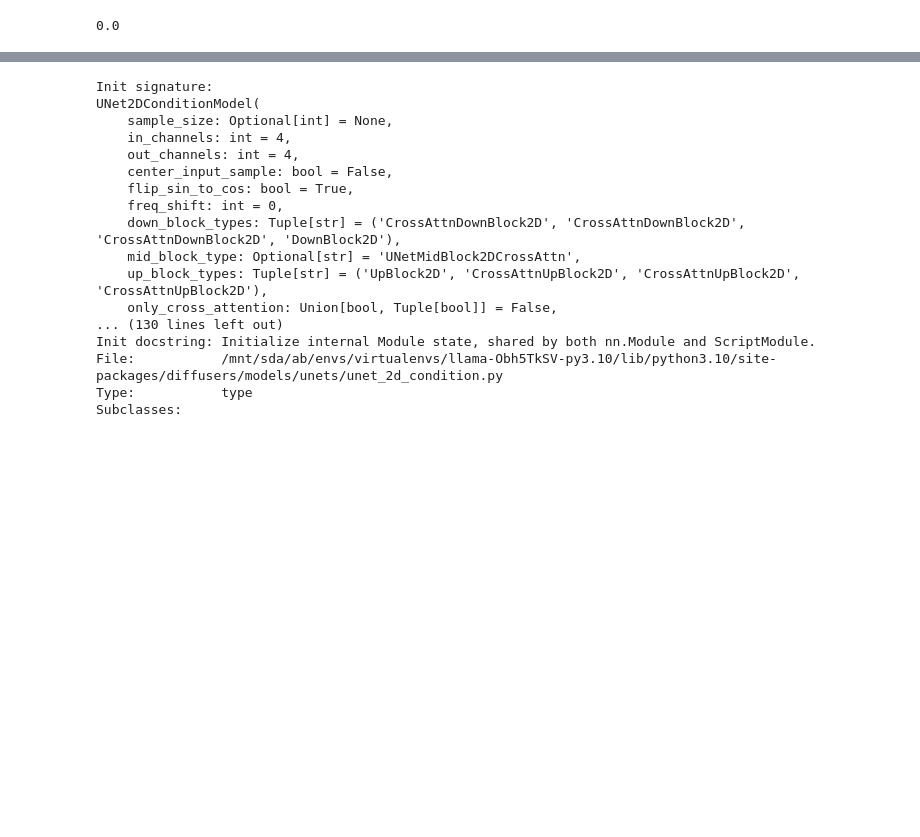
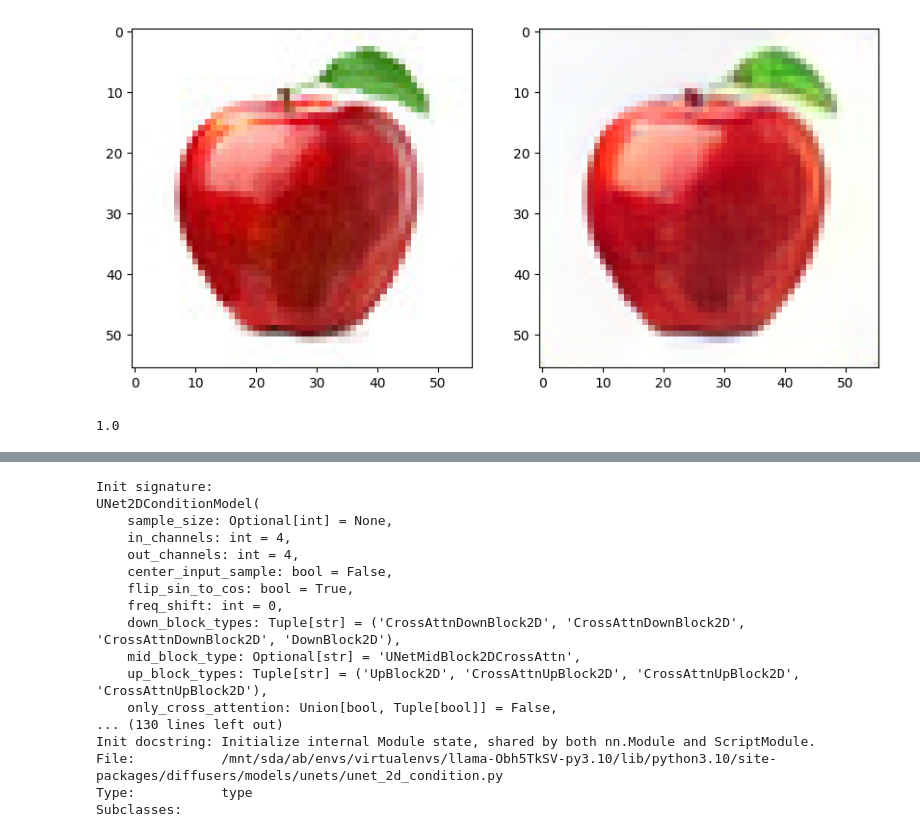
Before and after one commit to iAbhyuday/Latent-Diffusion, a Jupyter notebook: vqvae-coco.ipynb, the cells around one changed output, grey strips where cells are left out. Drawn from its saved outputs; the diff is of its cells as text; code cells hidden in the pictures; blank space fills up the shorter version.

Commit message:
load ckpt

```diff
--- a/vqvae-coco.ipynb
+++ b/vqvae-coco.ipynb
@@ -13,5 +13,5 @@ with open("configs/coco17.yaml", encoding="utf-8") as f:
 # %%
 model = VQVAE(cfg).to(cfg["trainer"]["device"])
 # %%
-checkpoint = pt.load("model_checkpoint_r56.pth", weights_only=True)
+checkpoint = pt.load("Coco17-14x14-lr-sched_best.pth", weights_only=True)
 model.load_state_dict(checkpoint['model_state_dict'])
@@ -48,6 +54,6 @@ img = img/255.0
 # %%
 img = img.unsqueeze(0).to(cfg["trainer"]["device"])
 # %%
-x_, cd, cl, cdl, rl, pl, _ = model(img)
+x_, cd, cl, cdl, rl, _ = model(img)
 # %%
-grid = x_.squeeze(0).detach().permute((1,2,0)).cpu().numpy()
+grid = x_.squeeze(0).detach().permute((1,2,0)).clip(0,1).cpu().numpy()
@@ -83,4 +62,13 @@ torch.Size([1, 256, 14, 14])
+# %%
+f = plt.figure(figsize=(10,15))
+plt.subplot(1,2,1)
+plt.imshow(img.squeeze(0).detach().permute((1,2,0)).cpu().clip(0,1).numpy())
+plt.subplot(1,2,2)
+plt.imshow(grid)
+plt.show()
+# %% [output]
+[figure, added]
 # %%
-grid.min()
+grid.max()
 # %% [output]
-0.0
+1.0
```
Also changed, not shown: parts of 9 cells of this notebook, 4 other files.
